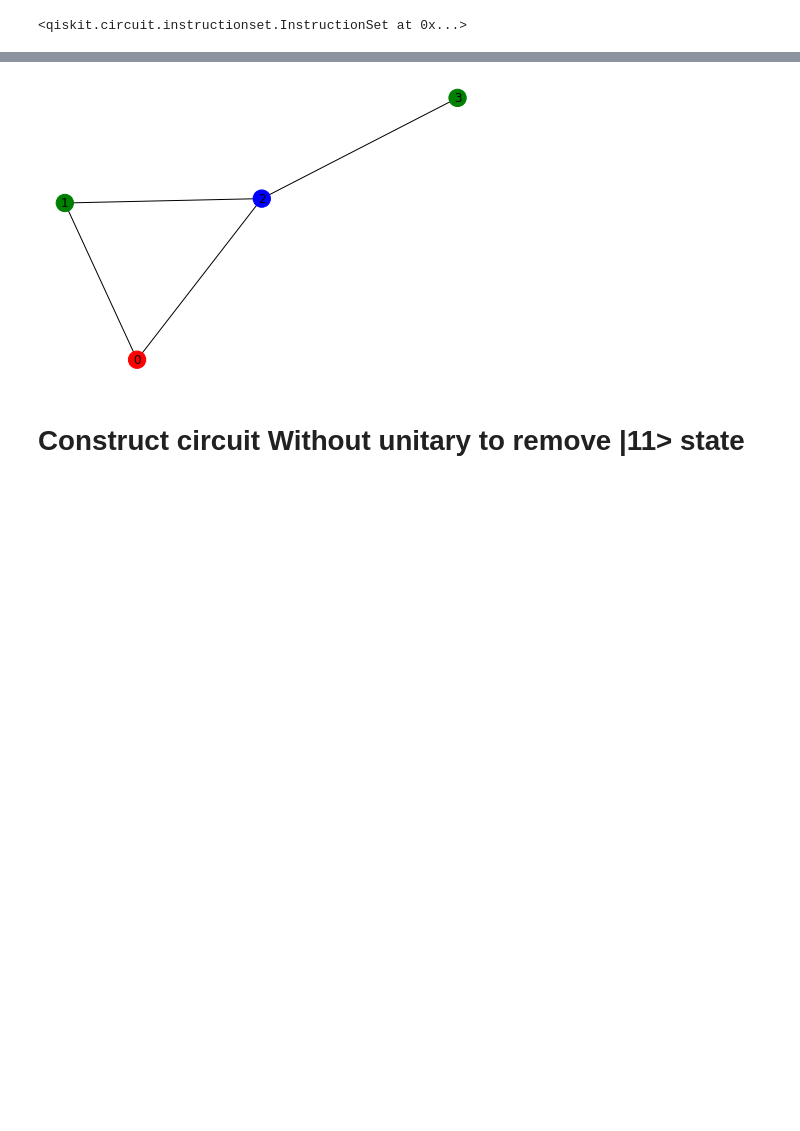
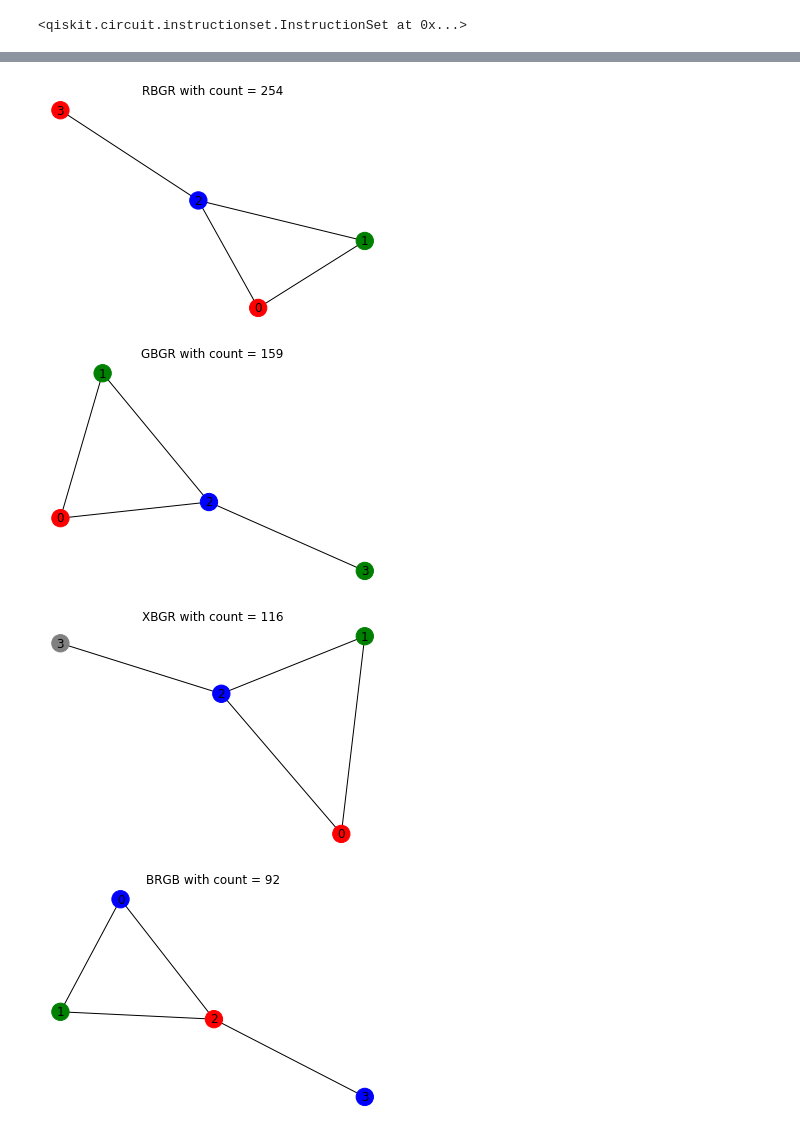
Before and after one commit to carlklier/CombinatorialOptimizationGraphColoring, a Jupyter notebook: code/3-coloring-qiskit-real.ipynb, the cells around one changed output, grey strips where cells are left out. Drawn from its saved outputs; the diff is of its cells as text; code cells hidden in the pictures; blank space fills up the shorter version.

```diff
--- a/code/3-coloring-qiskit-real.ipynb
+++ b/code/3-coloring-qiskit-real.ipynb
@@ -202,7 +204,7 @@ provider = IBMQ.get_provider(hub='ibm-q-ncsu', group='nc-state', project='grad-q
 toronto = provider.get_backend('ibmq_toronto')
 paris = provider.get_backend('ibmq_paris')
 
-results = execute(qc, backend=toronto, shots=8000).result()
+results = execute(qc, backend=paris, shots=8000).result()
 counts = results.get_counts()
 
 plot_histogram(counts, figsize=(24,12))
@@ -215,0 +347,13 @@ print(len(counts))
+# %%
+from qiskit import IBMQ
+IBMQ.load_account()
+
+provider = IBMQ.get_provider(hub='ibm-q-ncsu', group='nc-state', project='grad-qc-class')
+
+toronto = provider.get_backend('ibmq_toronto')
+paris = provider.get_backend('ibmq_paris')
+
+results1 = execute(qc, backend=paris, shots=8000).result()
+counts1 = results1.get_counts()
+
+plot_histogram(counts1, figsize=(24,12))
@@ -217,15 +368,15 @@ print(len(counts))
 cMap = {'00':'R', '01':'G', '10':'B', '11':'X'}
 colorCoded = dict()
 colorCoded3 = dict()
-for k in counts:
+for k in counts1:
     s = ""
     i = 0
     while i < len(k):
         s += cMap[k[i:i+2]]
         i += 2
-    colorCoded[s] = counts[k]
-    if uniqueCharacters(s):
-        colorCoded3[s] = counts[k]
+    colorCoded[s] = counts1[k]
+    if uniqueCharacters(s,g):
+        colorCoded3[s] = counts1[k]
 
 # sort the results to better visualize
 colorCoded = {k: v for k, v in sorted(colorCoded.items(), key=lambda item: item[1], reverse=True)}
@@ -235,11 +386,11 @@ plot_histogram(colorCoded, figsize=(24,12))
 # %%
-i = 2
+i = 4
 for key in colorCoded:
+    if i == 0:
+        break
+    i -= 1
     plt.figure()
     plt.title(key + " with count = " + str(colorCoded[key]))
     colorMap = getColoring(key)
     nx.draw(ngx, node_color=colorMap, with_labels=True)
-    if i == 0:
-        break
-    i -= 1
 # %% [output]
@@ -256,9 +408,16 @@ plot_histogram(colorCoded3, figsize=(24,12))
 # %%
 # display the result the highest count in the filtered list of results
-bestColoring = next(iter(colorCoded3))
-colorMap = getColoring(bestColoring)
-nx.draw(ngx, node_color=colorMap, with_labels=True)
+i = 4
+for key in colorCoded3:
+    if i == 0:
+        break
+    i -= 1
+    plt.figure()
+    plt.title(key + " with count = " + str(colorCoded3[key]))
+    colorMap = getColoring(key)
+    nx.draw(ngx, node_color=colorMap, with_labels=True)
 # %% [output]
-[figure, old version]
+[figure, new version]
+[figure, added]
+[figure, added]
+[figure, added]
-# %% [markdown]
-# Construct circuit Without unitary to remove |11> state
```
Also changed, not shown: parts of 29 cells of this notebook, 1 other file.
